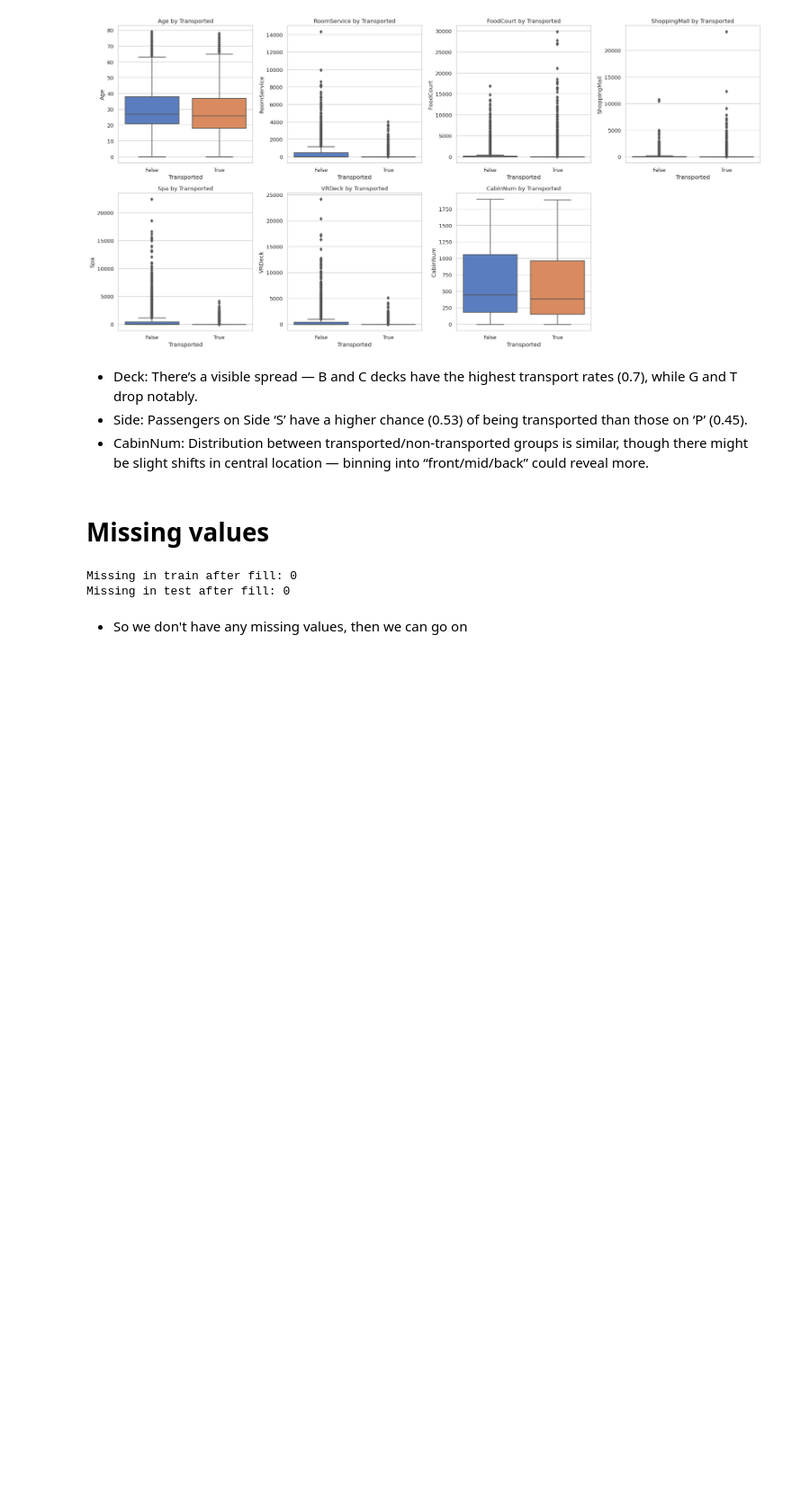
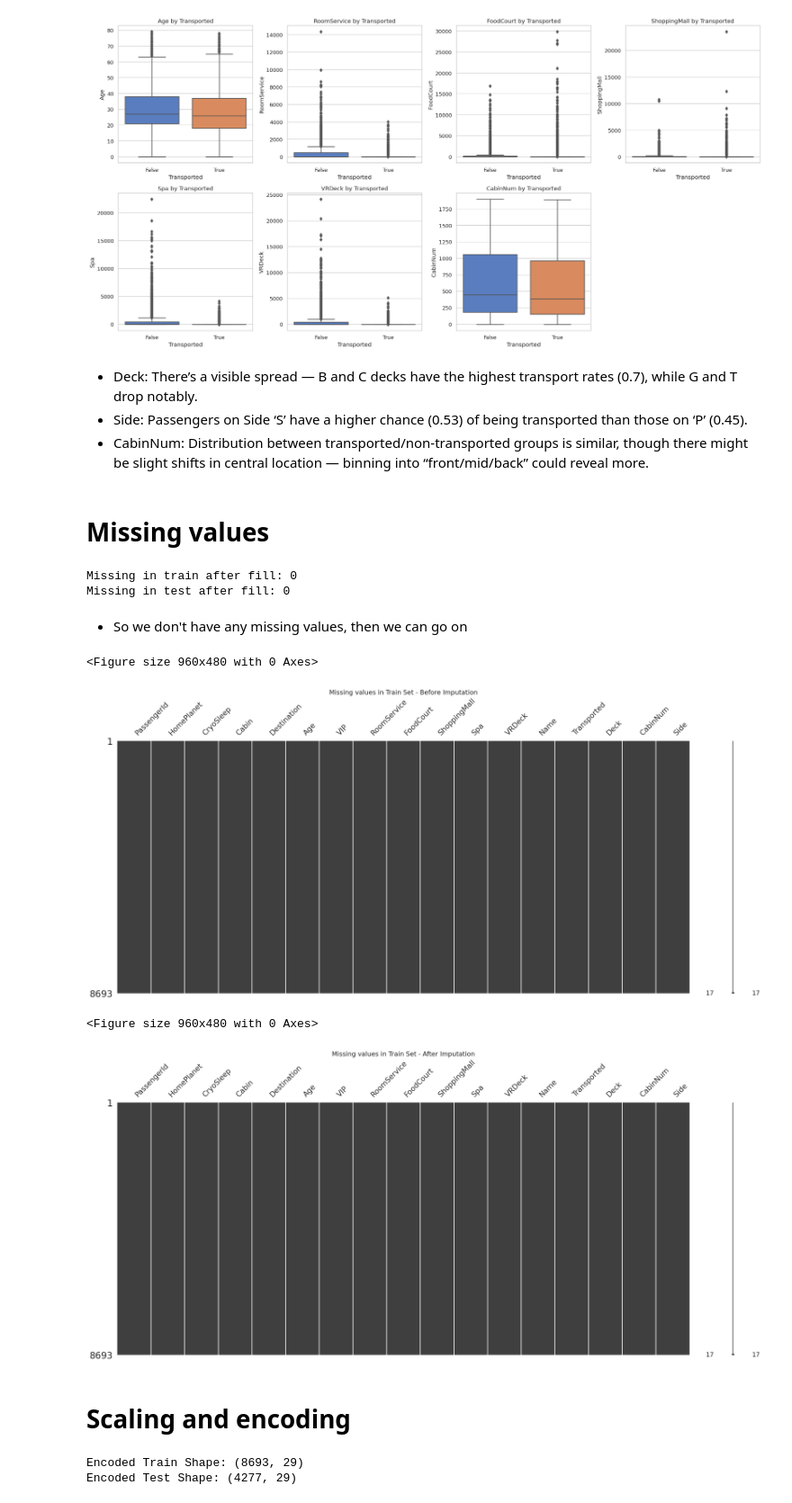
Before and after one commit to alabhastam/Spaceship-Titanic-competition, a Jupyter notebook: main.ipynb, the cells around one changed output. Shown at 90% size. Drawn from its saved outputs; the diff is of its cells as text; code cells hidden in the pictures; blank space fills up the shorter version.

Commit message:
Kaggle Notebook | Spaceship-Titanic-competition | Scaling and encoding

```diff
--- a/main.ipynb
+++ b/main.ipynb
@@ -304,3 +304,79 @@ Missing in train after fill: 0
 Missing in test after fill: 0
 # %% [markdown]
 - So we don't have any missing values, then we can go on
+# %%
+import matplotlib.pyplot as plt
+import missingno as msno
+
+# --- Missingness before fill ---
+plt.figure(figsize=(8,4))
+msno.matrix(train)
+plt.title("Missing values in Train Set - Before Imputation", fontsize=14)
+plt.show()
+
+# Apply imputers (from the previous step)
+from sklearn.impute import SimpleImputer
+
+numeric_cols = train.select_dtypes(include=['float64', 'int64']).columns.tolist()
+categorical_cols = train.select_dtypes(include=['object', 'bool']).columns.tolist()
+
+# remove target from lists
+numeric_cols = [col for col in numeric_cols if col != 'Transported']
+categorical_cols = [col for col in categorical_cols if col != 'Transported']
+
+num_imputer = SimpleImputer(strategy='median')
+cat_imputer = SimpleImputer(strategy='most_frequent')
+
+train[numeric_cols] = num_imputer.fit_transform(train[numeric_cols])
+test[numeric_cols]  = num_imputer.transform(test[numeric_cols])
+
+train[categorical_cols] = cat_imputer.fit_transform(train[categorical_cols])
+test[categorical_cols]  = cat_imputer.transform(test[categorical_cols])
+
+# --- Missingness after fill ---
+plt.figure(figsize=(8,4))
+msno.matrix(train)
+plt.title("Missing values in Train Set - After Imputation", fontsize=14)
+plt.show()
+# %% [output]
+<Figure size 960x480 with 0 Axes>
+[figure, added]
+<Figure size 960x480 with 0 Axes>
+[figure, added]
+# %% [markdown]
+# Scaling and encoding
+# %%
+from sklearn.preprocessing import OneHotEncoder
+from sklearn.compose import ColumnTransformer
+from sklearn.pipeline import Pipeline
+import numpy as np
+
+# Identify categorical & numeric features
+categorical_cols = ['HomePlanet', 'CryoSleep', 'Destination', 'VIP', 'Deck', 'Side']
+numeric_cols = [col for col in train.columns
+                if col not in categorical_cols + ['PassengerId', 'Transported']]
+
+# OneHotEncoder with drop='first' to avoid collinearity (optional)
+preprocessor = ColumnTransformer(
+    transformers=[
+        ('cat', OneHotEncoder(handle_unknown='ignore'), categorical_cols)
+        # No scaler yet: tree models don't need it
+    ],
+    remainder='passthrough'
+)
+
+# Example: fit on train features only
+X = train.drop(['PassengerId', 'Transported'], axis=1)
+y = train['Transported']
+
+X_test_final = test.drop(['PassengerId'], axis=1)
+
+# Transform datasets
+X_ready = preprocessor.fit_transform(X)
+X_test_ready = preprocessor.transform(X_test_final)
+
+print("Encoded Train Shape:", X_ready.shape)
+print("Encoded Test Shape:", X_test_ready.shape)
+# %% [output]
+Encoded Train Shape: (8693, 29)
+Encoded Test Shape: (4277, 29)
```
Also changed, not shown: parts of 1 cell of this notebook.
